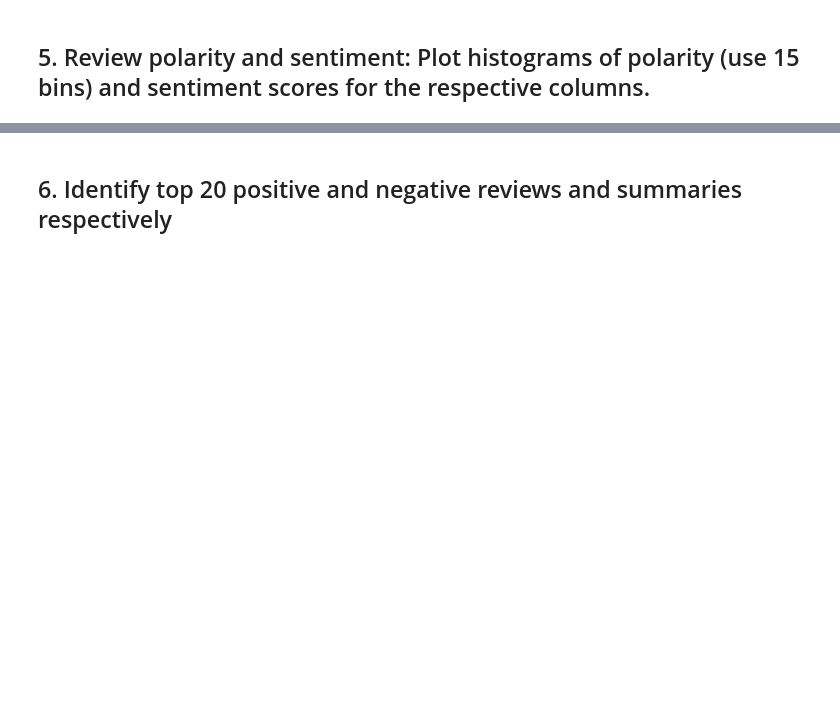
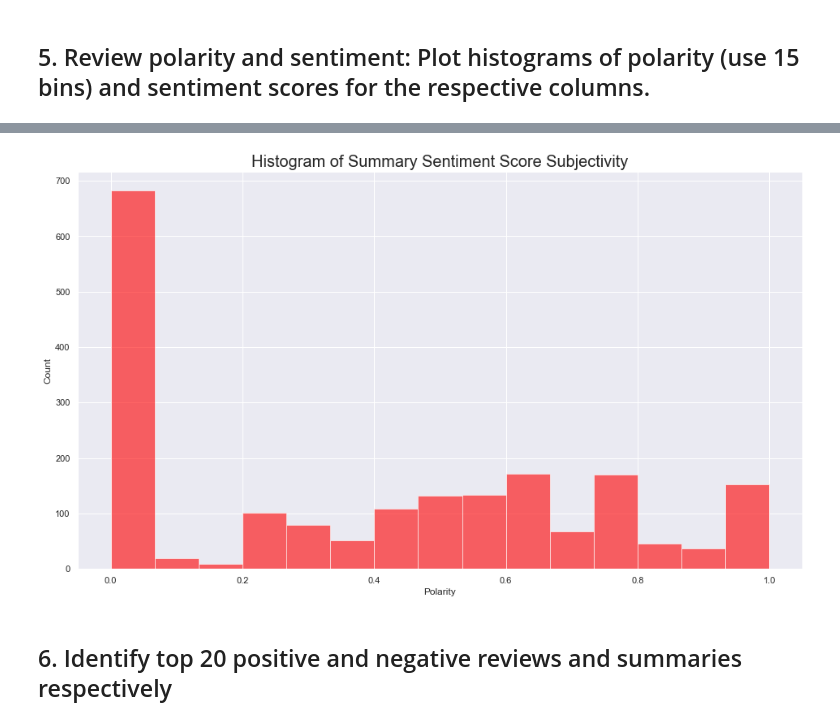
Before and after one commit to gileshrb/Turtle-Games-Assignment, a Jupyter notebook: Benham_Giles_DA301_Assignment_Notebook.ipynb, the cells around one changed output, grey strips where cells are left out. Saved outputs shown, nothing was run; the diff lists cells and outputs as text; code cells hidden in the pictures; blank space fills up the shorter version.

```diff
--- a/Benham_Giles_DA301_Assignment_Notebook.ipynb
+++ b/Benham_Giles_DA301_Assignment_Notebook.ipynb
@@ -1157,2 +1264,23 @@ def generate_polarity(comment):
+# %%
+# Histogram of subjectivity
+# Set the number of bins.
+num_bins = 15
+
+# Set the plot area.
+plt.figure(figsize=(16,9))
+
+# Define the bars.
+n, bins, patches = plt.hist(df3['summary_subjectivity'],
+                            num_bins, facecolor='red', alpha=0.6)
+
+# Set the labels.
+plt.xlabel('Polarity', fontsize=12)
+plt.ylabel('Count', fontsize=12)
+plt.title('Histogram of Summary Sentiment Score Subjectivity',
+          fontsize=20)
+
+plt.show()
+# %% [output]
+[figure, added]
 # %% [markdown]
 ## 6. Identify top 20 positive and negative reviews and summaries respectively
```
Also changed, not shown: parts of 12 cells of this notebook.
